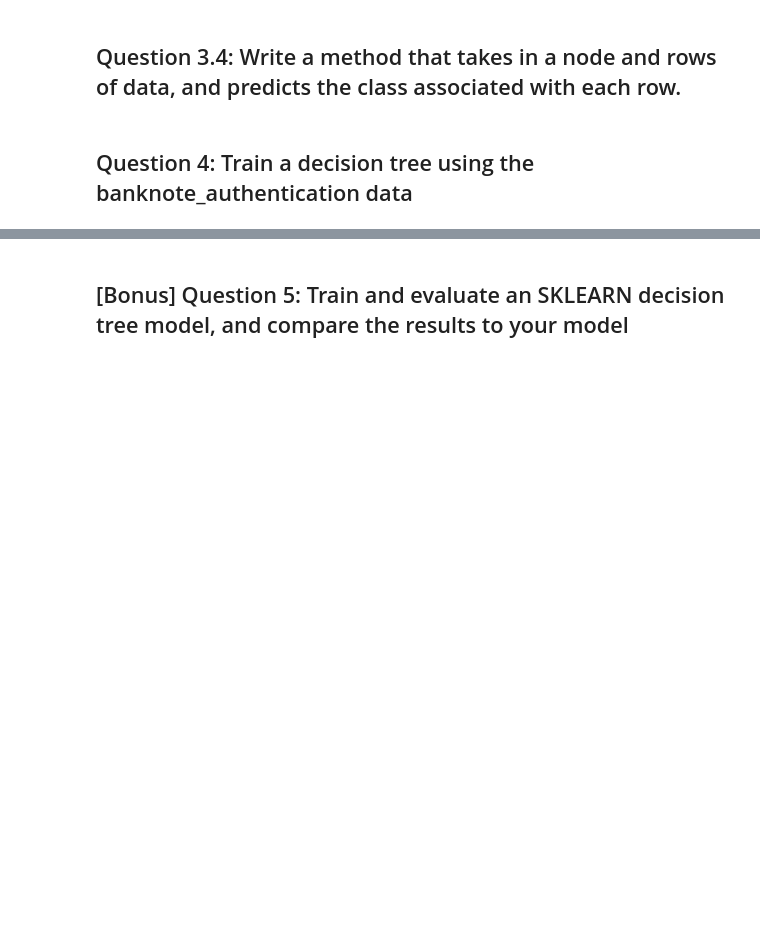
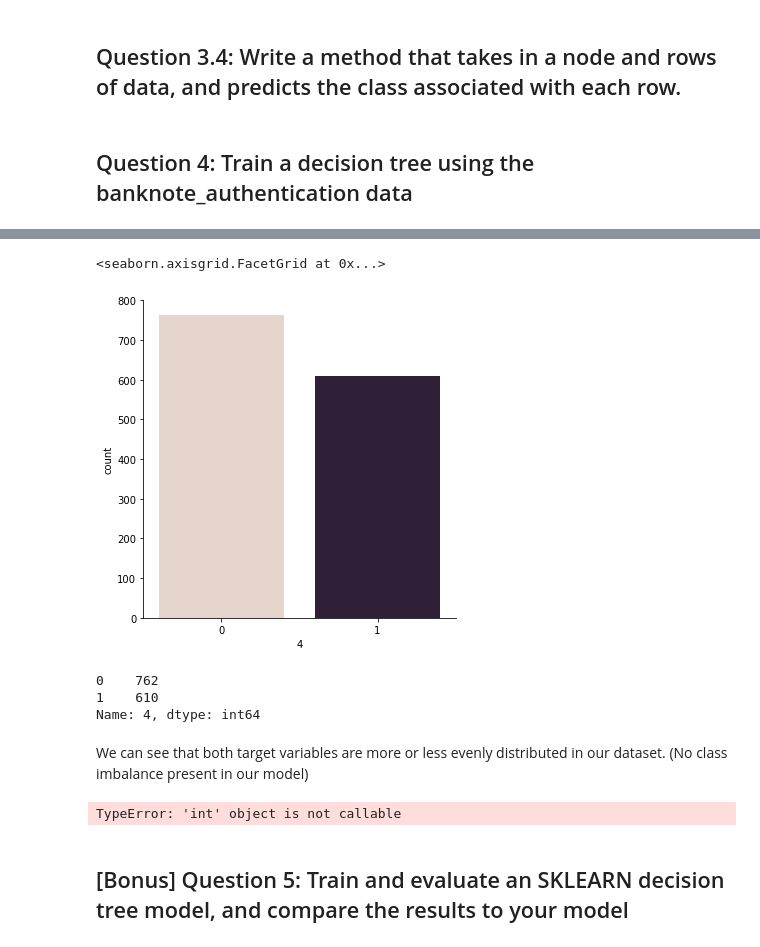
Before and after one commit to rodolfolermacontreras/ML_2_Assignment_2, a Jupyter notebook: MLEARN520-Lesson2-RodolfoLerma.ipynb, the cells around one changed output, grey strips where cells are left out. Drawn from its saved outputs; the diff is of its cells as text; code cells hidden in the pictures; blank space fills up the shorter version.

```diff
--- a/MLEARN520-Lesson2-RodolfoLerma.ipynb
+++ b/MLEARN520-Lesson2-RodolfoLerma.ipynb
@@ -185,9 +247,21 @@ test = dataset[np.int(len(dataset)*2/3)+1:len(dataset)]
+# %%
+import seaborn as sns
+sns.catplot(x=4, kind="count", palette="ch:.1", data=df)
+# %% [output]
+<seaborn.axisgrid.FacetGrid at 0x...>
+[figure, added]
+# %%
+df[4].value_counts()
+# %% [output]
+0    762
+1    610
+Name: 4, dtype: int64
+# %% [markdown]
+We can see that both target variables are more or less evenly distributed in our dataset. (No class imbalance present in our model)
 # %%
 #TODO Build a tree and evalute accuracy
+max_depth = 4
+min_size = 10
 tree = build_tree(train, max_depth, min_size)
-predictions = list()
-for row in test:
-    prediction = predict(tree, row)
-    predictions.append(prediction)
-
-print('Accuracy: %s' % accuracy_score([row[-1] for row in test], predictions))
+# %% [output]
+TypeError: 'int' object is not callable
```
Also changed, not shown: parts of 14 cells of this notebook.
